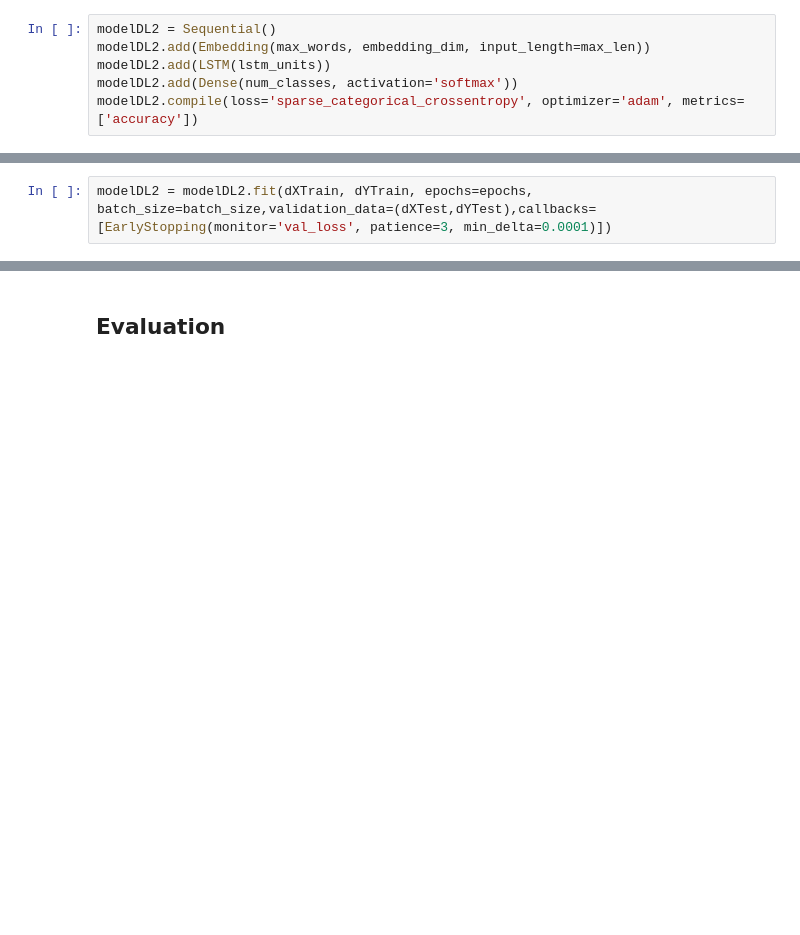
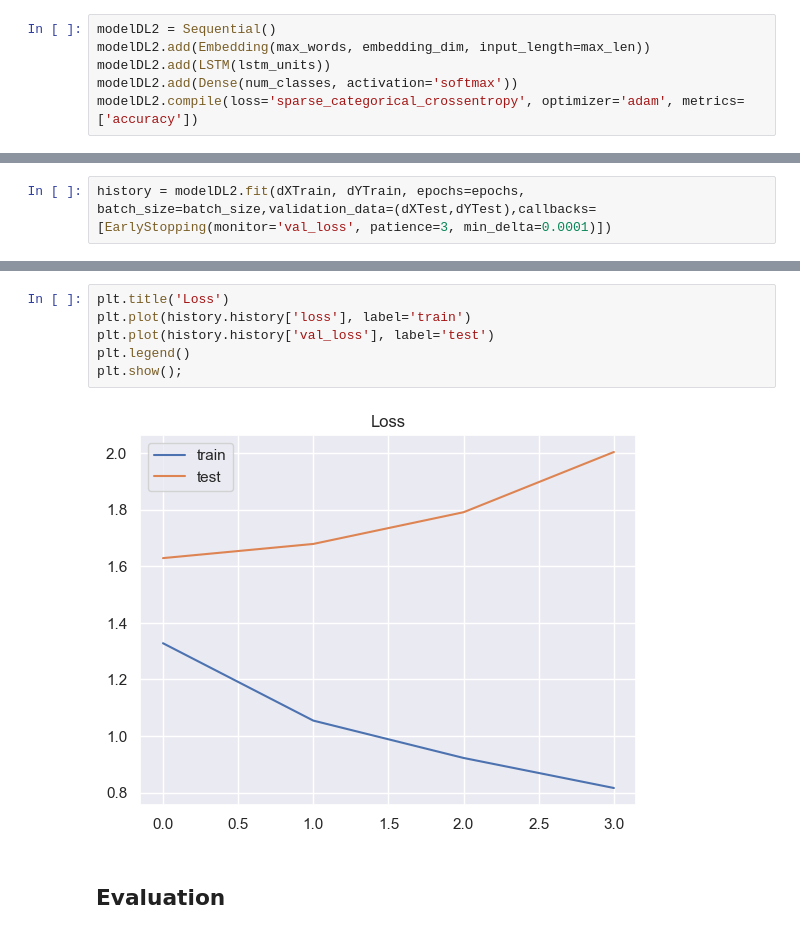
Before and after one commit to aliadalal/medical_abstract_classification, a Jupyter notebook: Glia/source/Glia.ConversationAI.NLP.Classifier.ipynb, the cells around one changed output, grey strips where cells are left out. Saved outputs shown, nothing was run; the diff lists cells and outputs as text; blank space fills up the shorter version.

```diff
--- a/Glia/source/Glia.ConversationAI.NLP.Classifier.ipynb
+++ b/Glia/source/Glia.ConversationAI.NLP.Classifier.ipynb
@@ -331,2 +395,2 @@ print(modelDL2.summary())
 # %%
-modelDL2 = modelDL2.fit(dXTrain, dYTrain, epochs=epochs, batch_size=batch_size,validation_data=(dXTest,dYTest),callbacks=[EarlyStopping(monitor='val_loss', patience=3, min_delta=0.0001)])
+history = modelDL2.fit(dXTrain, dYTrain, epochs=epochs, batch_size=batch_size,validation_data=(dXTest,dYTest),callbacks=[EarlyStopping(monitor='val_loss', patience=3, min_delta=0.0001)])
@@ -339,3 +419,11 @@ plt.show();
+# %%
+plt.title('Loss')
+plt.plot(history.history['loss'], label='train')
+plt.plot(history.history['val_loss'], label='test')
+plt.legend()
+plt.show();
+# %% [output]
+[figure, added]
 # %% [markdown]
 ## Evaluation
 # %% [markdown]
```
Also changed, not shown: parts of 29 cells of this notebook.
